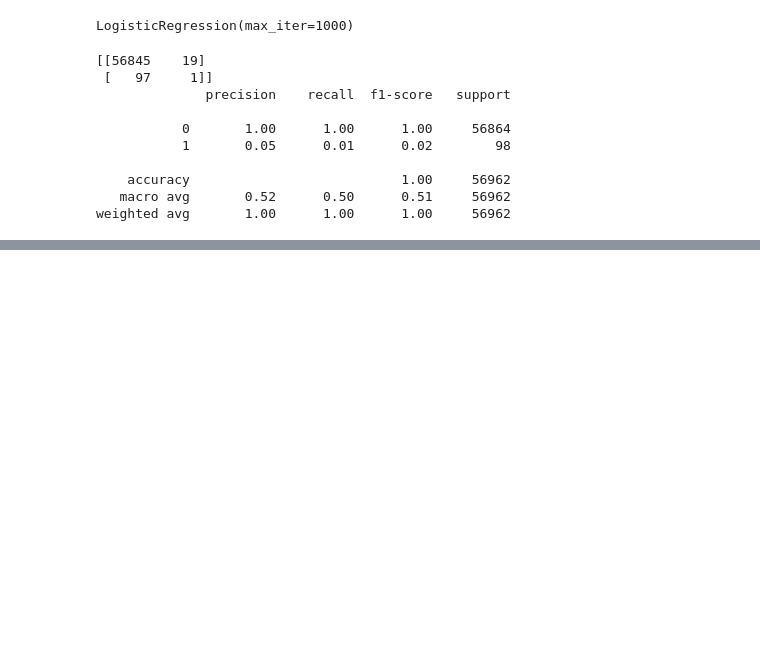
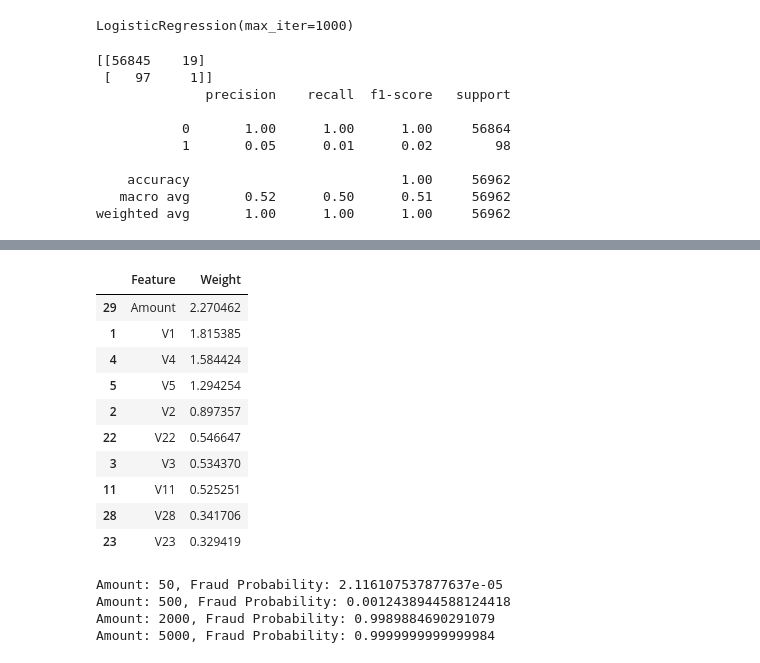
Before and after one commit to akshayasanghavi-commits/Learningpython1, a Jupyter notebook: fraud_detection_ml/notebooks/fraud_eda.ipynb, the cells around one changed output, grey strips where cells are left out. Cells and saved outputs as stored; diff of their text form; code cells hidden in the pictures; blank space fills up the shorter version.

```diff
--- a/fraud_detection_ml/notebooks/fraud_eda.ipynb
+++ b/fraud_detection_ml/notebooks/fraud_eda.ipynb
@@ -141,0 +354,33 @@ weighted avg       1.00      1.00      1.00     56962
+# %%
+import pandas as pd
+
+coefficients = pd.DataFrame({
+    "Feature": X_train.columns,
+    "Weight": model.coef_[0]
+})
+
+coefficients.sort_values(by="Weight", ascending=False).head(10)
+# %% [output]
+|  | Feature | Weight |
+| 29 | Amount | 2.270462 |
+| 1 | V1 | 1.815385 |
+| 4 | V4 | 1.584424 |
+| 5 | V5 | 1.294254 |
+| 2 | V2 | 0.897357 |
+| 22 | V22 | 0.546647 |
+| 3 | V3 | 0.534370 |
+| 11 | V11 | 0.525251 |
+| 28 | V28 | 0.341706 |
+| 23 | V23 | 0.329419 |
+# %%
+sample = X_test.iloc[10].copy()
+
+for amt in [50, 500, 2000, 5000]:
+    sample[-1] = amt
+    prob = model.predict_proba(scaler.transform([sample]))[0][1]
+    print(f"Amount: {amt}, Fraud Probability: {prob}")
+# %% [output]
+Amount: 50, Fraud Probability: 2.116107537877637e-05
+Amount: 500, Fraud Probability: 0.0012438944588124418
+Amount: 2000, Fraud Probability: 0.9989884690291079
+Amount: 5000, Fraud Probability: 0.9999999999999984
```
Also changed, not shown: parts of 21 cells of this notebook, 2 other files.
